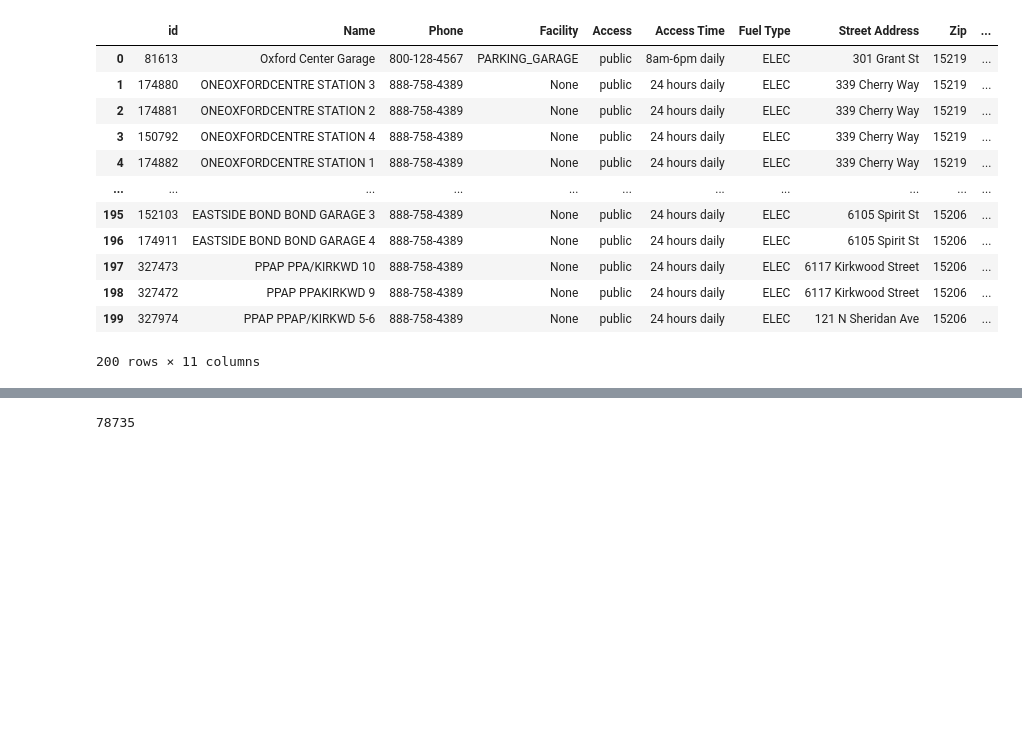
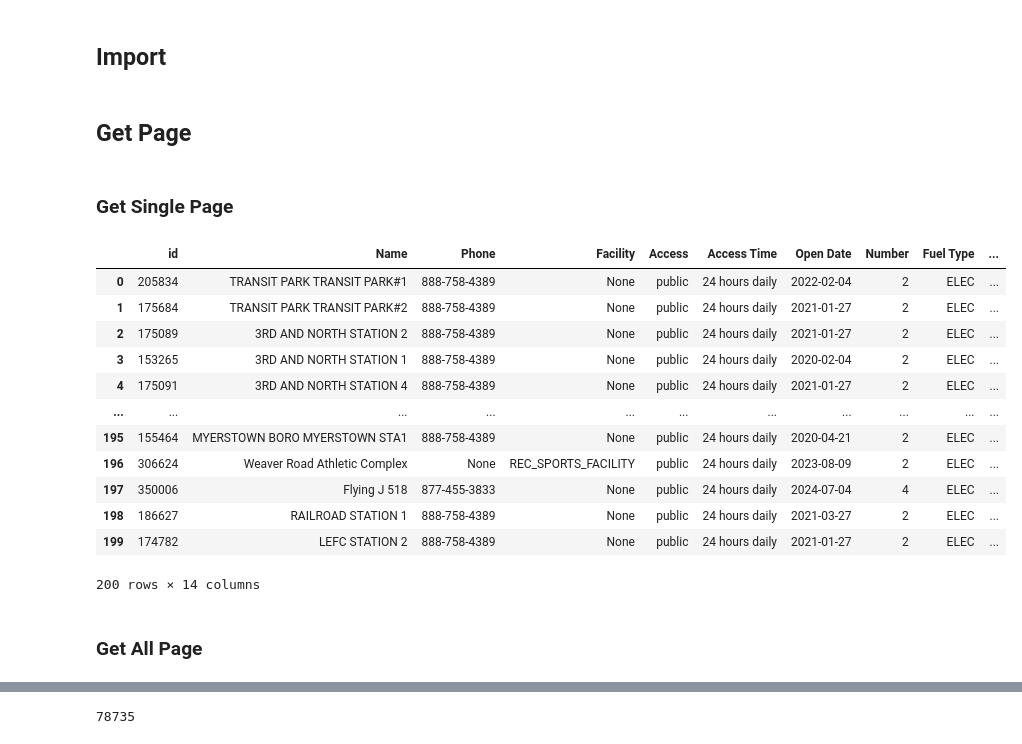
Before and after one commit to e1inahuang/EV_Sales_Time_Series_Forecast, a Jupyter notebook: data/data_crawler.ipynb, the cells around one changed output, grey strips where cells are left out. Cells and saved outputs as stored; diff of their text form; code cells hidden in the pictures; blank space fills up the shorter version.

```diff
--- a/data/data_crawler.ipynb
+++ b/data/data_crawler.ipynb
@@ -1,3 +1,5 @@
+# %% [markdown]
+## Import
 # %%
 import requests
 from bs4 import BeautifulSoup as BS
@@ -6,3 +9,7 @@ import numpy as np
+# %% [markdown]
+## Get Page
+# %% [markdown]
+### Get Single Page
 # %%
 def get(location, page_num):
     headers = {
@@ -34,7 +41,7 @@ def get(location, page_num):
         'cng_fill_type': 'all',
         'cng_has_rng': 'all',
         'cng_psi': 'all',
-        'ev_charging_level': '2,dc_fast',
+        'ev_charging_level': 'all',
         'ev_connector_type': 'all',
         'ev_network': 'all',
         'funding_sources': 'all',
@@ -54,24 +61,34 @@ def get(location, page_num):
     facility_list = []
     access_list = []
     time_list = []
+    date_list = []
+    number_list = []
     fuel_type_list = []
     id_list = []
     street_list = []
+    city_list = []
     zip_list = []
     longitude_list = []
     latitude_list = []
     for station in data:
-        name_list.append(station['station_name'])
-        phone_list.append(station['station_phone'])
-        facility_list.append(station['facility_type'])
-        access_list.append(station['access_code'])
-        time_list.append(station['access_days_time'])
-        fuel_type_list.append(station['fuel_type_code'])
-        id_list.append(station['id'])
-        street_list.append(station['street_address'])
-        zip_list.append(station['zip'])
-        longitude_list.append(station['longitude'])
-        latitude_list.append(station['latitude'])
+        if station['state'] == 'PA':
+            name_list.append(station['station_name'])
+            phone_list.append(station['station_phone'])
+            facility_list.append(station['facility_type'])
+            access_list.append(station['access_code'])
+            time_list.append(station['access_days_time'])
+            date_list.append(station['open_date'])
+            number = station['ev_dc_fast_num'] if station['ev_dc_fast_num'] is not None else 0
+            number += station['ev_level1_evse_num'] if station['ev_level1_evse_num'] is not None else 0
+            number += station['ev_level2_evse_num'] if station['ev_level2_evse_num'] is not None else 0
+            number_list.append(number)
+            fuel_type_list.append(station['fuel_type_code'])
+            id_list.append(station['id'])
+            street_list.append(station['street_address'])
+            city_list.append(station['city'])
+            zip_list.append(station['zip'])
+            longitude_list.append(station['longitude'])
+            latitude_list.append(station['latitude'])
     station_dict = {
         'id': id_list,
         'Name': name_list,
@@ -79,8 +96,11 @@ def get(location, page_num):
         'Facility': facility_list,
         'Access': access_list,
         'Access Time': time_list,
+        'Open Date': date_list,
+        'Number': number_list,
         'Fuel Type': fuel_type_list,
         'Street Address': street_list,
+        'City': city_list,
         'Zip': zip_list,
         'Longitude': longitude_list,
         'Latitude': latitude_list
@@ -88,21 +108,24 @@ def get(location, page_num):
     station_df = pd.DataFrame.from_dict(station_dict)
     return station_df
 # %%
-get('pittsburgh', 1)
+res = get('pennsylvania', 1)
+res
 # %% [output]
-|  | id | Name | Phone | Facility | Access | Access Time | Fuel Type | Street Address | Zip | ... |
-| 0 | 81613 | Oxford Center Garage | 800-128-4567 | PARKING_GARAGE | public | 8am-6pm daily | ELEC | 301 Grant St | 15219 | ... |
-| 1 | 174880 | ONEOXFORDCENTRE STATION 3 | 888-758-4389 | None | public | 24 hours daily | ELEC | 339 Cherry Way | 15219 | ... |
-| 2 | 174881 | ONEOXFORDCENTRE STATION 2 | 888-758-4389 | None | public | 24 hours daily | ELEC | 339 Cherry Way | 15219 | ... |
-| 3 | 150792 | ONEOXFORDCENTRE STATION 4 | 888-758-4389 | None | public | 24 hours daily | ELEC | 339 Cherry Way | 15219 | ... |
-| 4 | 174882 | ONEOXFORDCENTRE STATION 1 | 888-758-4389 | None | public | 24 hours daily | ELEC | 339 Cherry Way | 15219 | ... |
+|  | id | Name | Phone | Facility | Access | Access Time | Open Date | Number | Fuel Type | ... |
+| 0 | 205834 | TRANSIT PARK TRANSIT PARK#1 | 888-758-4389 | None | public | 24 hours daily | 2022-02-04 | 2 | ELEC | ... |
+| 1 | 175684 | TRANSIT PARK TRANSIT PARK#2 | 888-758-4389 | None | public | 24 hours daily | 2021-01-27 | 2 | ELEC | ... |
+| 2 | 175089 | 3RD AND NORTH STATION 2 | 888-758-4389 | None | public | 24 hours daily | 2021-01-27 | 2 | ELEC | ... |
+| 3 | 153265 | 3RD AND NORTH STATION 1 | 888-758-4389 | None | public | 24 hours daily | 2020-02-04 | 2 | ELEC | ... |
+| 4 | 175091 | 3RD AND NORTH STATION 4 | 888-758-4389 | None | public | 24 hours daily | 2021-01-27 | 2 | ELEC | ... |
 | ... | ... | ... | ... | ... | ... | ... | ... | ... | ... | ... |
-| 195 | 152103 | EASTSIDE BOND BOND GARAGE 3 | 888-758-4389 | None | public | 24 hours daily | ELEC | 6105 Spirit St | 15206 | ... |
-| 196 | 174911 | EASTSIDE BOND BOND GARAGE 4 | 888-758-4389 | None | public | 24 hours daily | ELEC | 6105 Spirit St | 15206 | ... |
-| 197 | 327473 | PPAP PPA/KIRKWD 10 | 888-758-4389 | None | public | 24 hours daily | ELEC | 6117 Kirkwood Street | 15206 | ... |
-| 198 | 327472 | PPAP PPAKIRKWD 9 | 888-758-4389 | None | public | 24 hours daily | ELEC | 6117 Kirkwood Street | 15206 | ... |
-| 199 | 327974 | PPAP PPAP/KIRKWD 5-6 | 888-758-4389 | None | public | 24 hours daily | ELEC | 121 N Sheridan Ave | 15206 | ... |
+| 195 | 155464 | MYERSTOWN BORO MYERSTOWN STA1 | 888-758-4389 | None | public | 24 hours daily | 2020-04-21 | 2 | ELEC | ... |
+| 196 | 306624 | Weaver Road Athletic Complex | None | REC_SPORTS_FACILITY | public | 24 hours daily | 2023-08-09 | 2 | ELEC | ... |
+| 197 | 350006 | Flying J 518 | 877-455-3833 | None | public | 24 hours daily | 2024-07-04 | 4 | ELEC | ... |
+| 198 | 186627 | RAILROAD STATION 1 | 888-758-4389 | None | public | 24 hours daily | 2021-03-27 | 2 | ELEC | ... |
+| 199 | 174782 | LEFC STATION 2 | 888-758-4389 | None | public | 24 hours daily | 2021-01-27 | 2 | ELEC | ... |
-200 rows × 11 columns
+200 rows × 14 columns
+# %% [markdown]
+### Get All Page
 # %%
 def get_all(location):
     total_df = None
```
Also changed, not shown: parts of 12 cells of this notebook, 1 other file.
